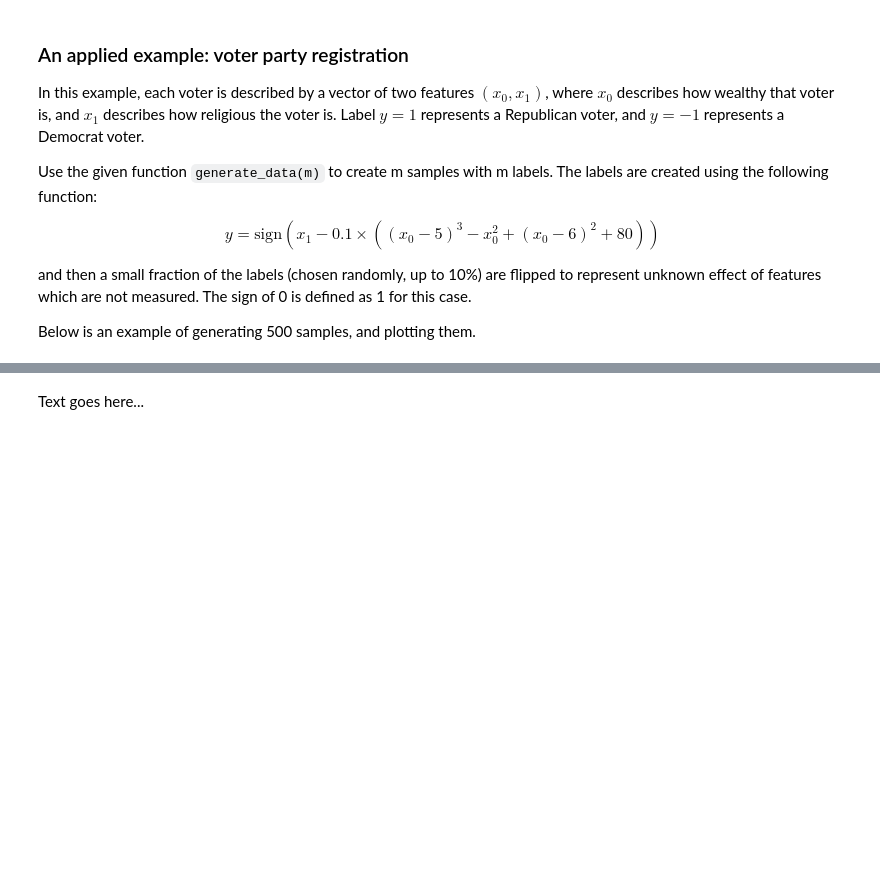
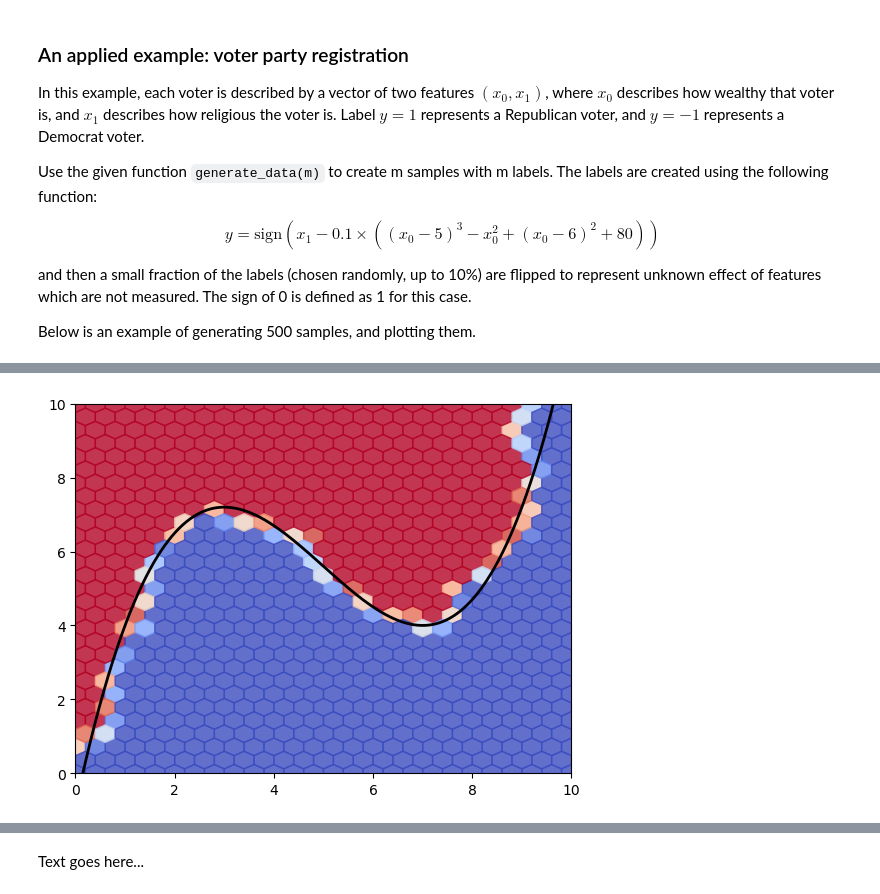
Before and after one commit to JaneAmi/YData_ML, a Jupyter notebook: SL_HW1.ipynb, the cells around one changed output, grey strips where cells are left out. Cells and saved outputs as stored; diff of their text form; code cells hidden in the pictures; blank space fills up the shorter version.

Commit message:
hexagon plots

```diff
--- a/SL_HW1.ipynb
+++ b/SL_HW1.ipynb
@@ -64,7 +64,7 @@ class kNNClassifier:
               labels[maxIndex] = l
               maxDist = max(distances)
       self.tlabels.append(max(labels, key=labels.count))
-    return self.tlabels
+    return np.array(self.tlabels)
 # %%
 k1 = kNNClassifier(3)
 # %%
@@ -196,3 +146,40 @@ Answer the following questions:
 
 * Bonus for nurdes:
 Use interactive slider for k to see the effect [see [interact](https://ipywidgets.readthedocs.io/en/stable/examples/Using%20Interact.html)]
+# %%
+X, y =generate_data(m=500)
+# %%
+def plot_decision_plane(X, y, classifier, no_titles=False):
+    republicans = (y == 1)
+    democrats = (y == -1)
+
+    #plt.scatter(X[republicans, 0], X[republicans, 1], c='r', label='Republicans')
+    #plt.scatter(X[democrats, 0], X[democrats, 1], c='b', label='Democrats')
+
+    #if not no_titles:
+        #plt.xlabel('Wealth')
+        #plt.ylabel('Religiousness')
+        # plt.title('Decision Plane with Hexagons')
+        # plt.legend()
+
+    plt.xlim([0, 10])
+    plt.ylim([0, 10])
+
+    # Generate a meshgrid for the decision plane
+    xx, yy = np.meshgrid(np.linspace(0, 10, 100), np.linspace(0, 10, 100))
+    grid_points = np.c_[xx.ravel(), yy.ravel()]
+
+    # Predict the class for each point in the meshgrid
+    predictions = classifier.predict(grid_points)
+
+    # Use hexbin to create the decision plane with hexagons colored by the predicted class
+    plt.hexbin(grid_points[:, 0], grid_points[:, 1], C=predictions, gridsize=25, cmap='coolwarm', edgecolors='face', alpha=0.8)
+
+    plt.plot(np.linspace(0,10,1000), -true_boundary_voting_pred(np.linspace(0,10,1000), np.zeros(1000)), linewidth=2, c='k');
+# %%
+kNN = kNNClassifier(5)
+kNN.fit(X,y)
+y_p = kNN.predict(X)
+plot_decision_plane(X, y, kNN)
+# %% [output]
+[figure, added]
```
Also changed, not shown: parts of 7 cells of this notebook.
